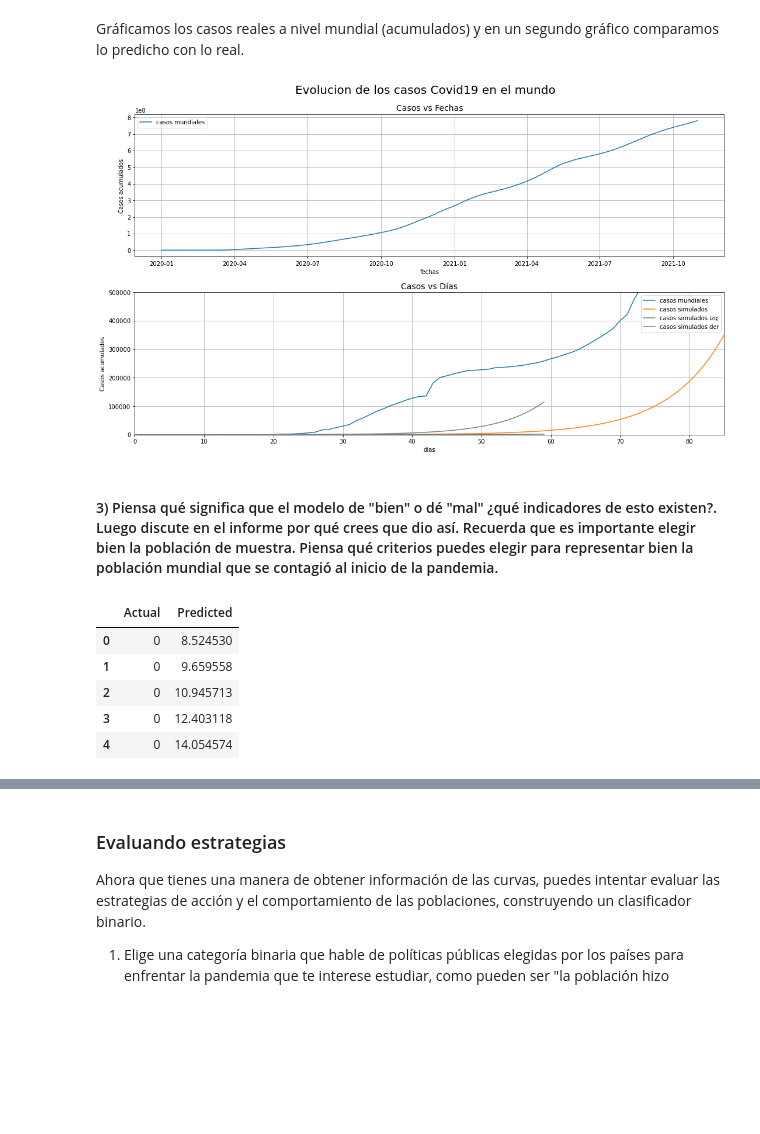
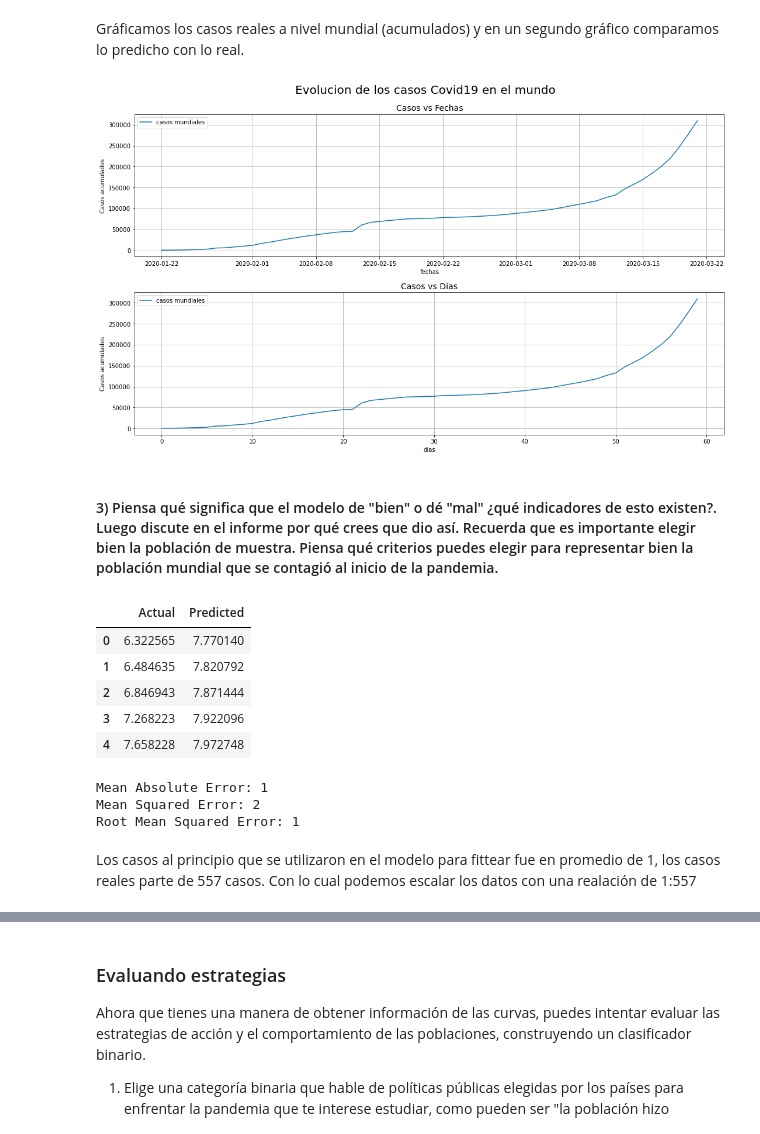
Before and after one commit to gonzalogperez/informe_pandemico, a Jupyter notebook: GonzaloGPerezProyecto_4.ipynb, the cells around one changed output, grey strips where cells are left out. Cells and saved outputs as stored; diff of their text form; code cells hidden in the pictures; blank space fills up the shorter version.

Commit message:
consideracion de poblacion  para la prediccion

```diff
--- a/GonzaloGPerezProyecto_4.ipynb
+++ b/GonzaloGPerezProyecto_4.ipynb
@@ -844,3 +879,6 @@ df.head()
 Comparamos el modelo obtenido con la evolución de casos de covid-19 a nivel mundial:
 # %%
 df = datos_orig
+# %%
+#Filtramos los casos mundiales
+df = df[df['location'] == 'World']
@@ -890,14 +937,15 @@ df_casos_mundo_dias[19:23]
 Definimos periodo de observación, como el modelo fue creado con una función exponencial con datos al principio de la pandemia, vamos a analizar mismo perioro para contrastar lo simulado (predicho), con los casos reales.
 # %%
 #definimos periodo analizar
-ind_start = 30
-ind_stop = 105
 ind_start = 0
-ind_stop = 100
+ind_stop = 60
+#ind_start = 0
+#ind_stop = 700
 
 # predecimos
 dias_x=np.arange(ind_start,ind_stop)
-casos_simu=exponencial_new(dias_x,k,t0)
+casos_simu=exponencial(dias_x,k,t0)
 
 #filtramos los casos reales para ese periodo
 df_casos_mundo_dias_x =  df_casos_mundo_dias[ind_start:ind_stop]
+#df_casos_mundo_dias_x
@@ -909,52 +959,55 @@ Gráficamos los casos reales a nivel mundial (acumulados) y en un segundo gráfi
 fig, axes = plt.subplots(2, figsize=(15, 9))
 fig.suptitle('Evolucion de los casos Covid19 en el mundo', fontsize=20)
 #fig.tight_layout(pad=4.0)
 fig.tight_layout(pad=2, w_pad=0.5, h_pad=4.0)
 
 #titulos
 axes[0].set_title('Casos vs Fechas',fontsize=14, loc='center')
 #axes[0].set_xlim([0, 85])
 axes[0].grid()
 
 axes[1].set_title('Casos vs Días',fontsize=14, loc='center')
-axes[1].set_xlim([0, 85])
-axes[1].set_ylim([0, 500000])
+#axes[1].set_xlim([0, 85])
+#axes[1].set_ylim([0, 500000])
 axes[1].grid()
 
 
 ## Graficamos Casos vs Fechas
 #ax.set_xticklabels(models, rotation=0)
-axes[0].plot(df_casos_mundo['total_cases'],label="casos mundiales")
+axes[0].plot(df_casos_mundo['total_cases'][ind_start:ind_stop],label="casos mundiales")
 axes[0].set_xlabel('fechas')
 axes[0].set_ylabel('Casos acumulados')
 #ax.set_xticklabels(models, rotation=0)
 axes[0].legend()
 
 ## Graficamos Casos vs Dias
 #ax.set_xticklabels(models, rotation=0)
-axes[1].plot(df_casos_mundo_dias['total_cases'],label="casos mundiales")
+#axes[1].plot(df_casos_mundo_dias['total_cases'],label="casos mundiales")
+axes[1].plot(df_casos_mundo_dias_x,label="casos mundiales")
 axes[1].set_xlabel('dias')
 axes[1].set_ylabel('Casos acumulados')
-#ax.set_xticklabels(models, rotation=0)
-axes[1].plot(casos_simu,label="casos simulados")
-axes[1].plot(casos_simu_izq,label="casos simulados izq",color = 'grey')
-axes[1].plot(casos_simu_der,label="casos simulados der",color = 'grey')
+##ax.set_xticklabels(models, rotation=0)
+#axes[1].plot(casos_simu,label="casos simulados")
+#axes[1].plot(casos_simu_izq,label="casos simulados izq",color = 'grey')
+#axes[1].plot(casos_simu_der,label="casos simulados der",color = 'grey')
 
 axes[1].legend()
 
 plt.show()
 # %% [output]
-[figure, old version]
+[figure, new version]
 # %% [markdown]
 #### 3) Piensa qué significa que el modelo de "bien" o dé "mal" ¿qué indicadores de esto existen?. Luego discute en el informe por qué crees que dio así. Recuerda que es importante elegir bien la población de muestra. Piensa qué criterios puedes elegir para representar bien la población mundial que se contagió al inicio de la pandemia.
 # %%
 #flatten() function return a copy of the array collapsed into one dimension
-df = pd.DataFrame({'Actual': np.array(df_casos_mundo_dias_x).flatten(), 'Predicted': casos_simu.flatten()})
-df.head()
+#df = pd.DataFrame({'Actual': np.array(df_casos_mundo_dias_x).flatten(), 'Predicted': casos_simu.flatten()})
+df = pd.DataFrame({'Actual': np.array(np.log(df_casos_mundo_dias_x)).flatten(), 'Predicted': np.log(casos_simu*factor_correccion).flatten()})
+
+df.head(5)
 # %% [output]
 |  | Actual | Predicted |
-| 0 | 0 | 8.524530 |
-| 1 | 0 | 9.659558 |
-| 2 | 0 | 10.945713 |
-| 3 | 0 | 12.403118 |
-| 4 | 0 | 14.054574 |
+| 0 | 6.322565 | 7.770140 |
+| 1 | 6.484635 | 7.820792 |
+| 2 | 6.846943 | 7.871444 |
+| 3 | 7.268223 | 7.922096 |
+| 4 | 7.658228 | 7.972748 |
@@ -960,0 +1016,11 @@ df.head()
+# %%
+#### Calculamos el error pero con los datos aplicando logaritmo para escalarlos
+print('Mean Absolute Error:', int(metrics.mean_absolute_error(np.log(df_casos_mundo_dias_x), np.log(casos_simu*factor_correccion))  ) )
+print('Mean Squared Error:', int(metrics.mean_squared_error(np.log(df_casos_mundo_dias_x), np.log(casos_simu*factor_correccion)) ) )
+print('Root Mean Squared Error:', int(np.sqrt(metrics.mean_squared_error(np.log(df_casos_mundo_dias_x), np.log(casos_simu*factor_correccion)) )))
+# %% [output]
+Mean Absolute Error: 1
+Mean Squared Error: 2
+Root Mean Squared Error: 1
+# %% [markdown]
+Los casos al principio que se utilizaron en el modelo para fittear fue en promedio de 1, los casos reales parte de 557 casos. Con lo cual podemos escalar los datos con una realación de 1:557
```
Also changed, not shown: parts of 26 cells of this notebook.
